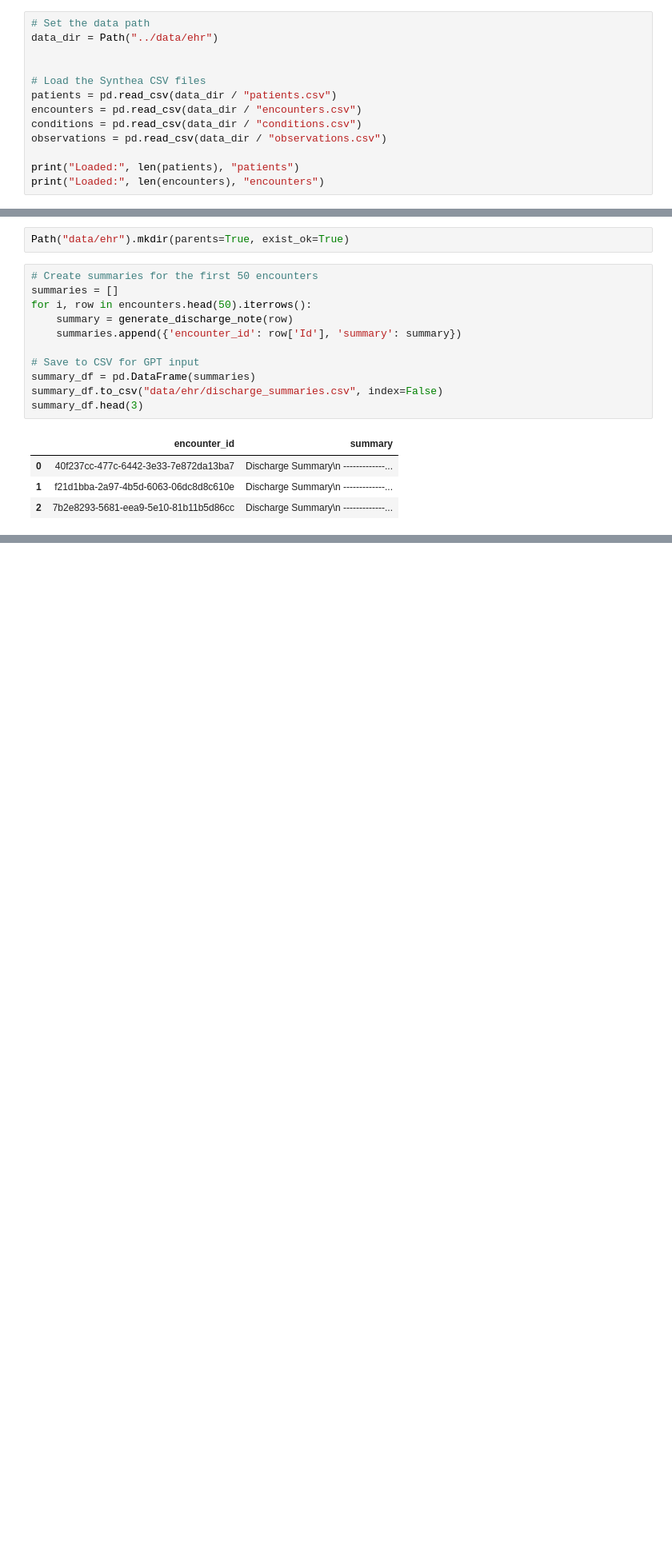
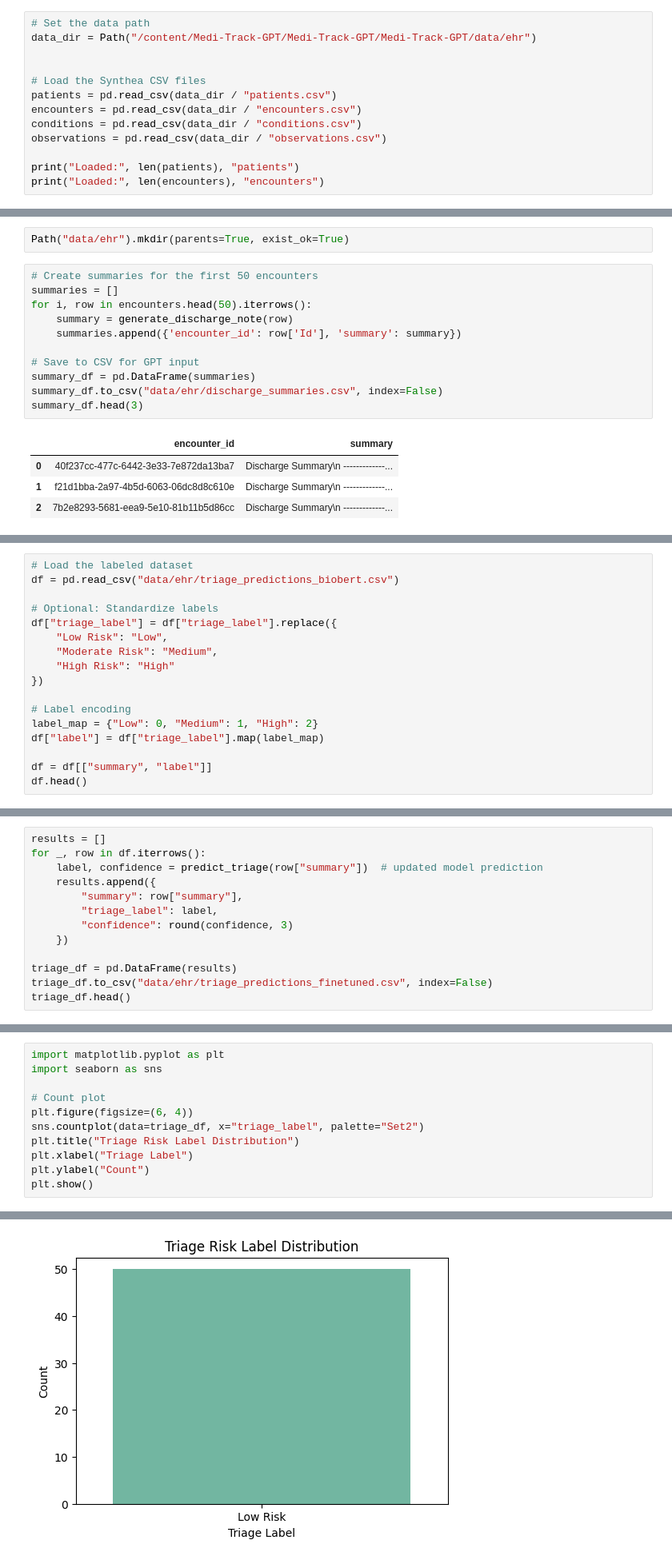
Before and after one commit to Darshan-Deepak/Medi-Track-GPT, a Jupyter notebook: notebooks/discharge_summary_generator.ipynb, the cells around one changed output, grey strips where cells are left out. Shown at 80% size. Drawn from its saved outputs; the diff is of its cells as text; blank space fills up the shorter version.

Commit message:
Fine-tuned BioBERT for clinical triage prediction + added risk visualizations

```diff
--- a/notebooks/discharge_summary_generator.ipynb
+++ b/notebooks/discharge_summary_generator.ipynb
@@ -5,7 +40,7 @@ import pandas as pd
 from pathlib import Path
 # %%
 # Set the data path
-data_dir = Path("../data/ehr")
+data_dir = Path("/content/Medi-Track-GPT/Medi-Track-GPT/Medi-Track-GPT/data/ehr")
 
 
 # Load the Synthea CSV files
@@ -76,0 +212,17 @@ summary_df.head(3)
+# %%
+# Load the labeled dataset
+df = pd.read_csv("data/ehr/triage_predictions_biobert.csv")
+
+# Optional: Standardize labels
+df["triage_label"] = df["triage_label"].replace({
+    "Low Risk": "Low",
+    "Moderate Risk": "Medium",
+    "High Risk": "High"
+})
+
+# Label encoding
+label_map = {"Low": 0, "Medium": 1, "High": 2}
+df["label"] = df["triage_label"].map(label_map)
+
+df = df[["summary", "label"]]
+df.head()
@@ -76,0 +365,13 @@ summary_df.head(3)
+# %%
+results = []
+for _, row in df.iterrows():
+    label, confidence = predict_triage(row["summary"])  # updated model prediction
+    results.append({
+        "summary": row["summary"],
+        "triage_label": label,
+        "confidence": round(confidence, 3)
+    })
+
+triage_df = pd.DataFrame(results)
+triage_df.to_csv("data/ehr/triage_predictions_finetuned.csv", index=False)
+triage_df.head()
@@ -76,0 +385,12 @@ summary_df.head(3)
+# %%
+import matplotlib.pyplot as plt
+import seaborn as sns
+
+# Count plot
+plt.figure(figsize=(6, 4))
+sns.countplot(data=triage_df, x="triage_label", palette="Set2")
+plt.title("Triage Risk Label Distribution")
+plt.xlabel("Triage Label")
+plt.ylabel("Count")
+plt.show()
+# %% [output]
@@ -76,0 +400 @@ summary_df.head(3)
+[figure, added]
```
Also changed, not shown: parts of 28 cells of this notebook.
